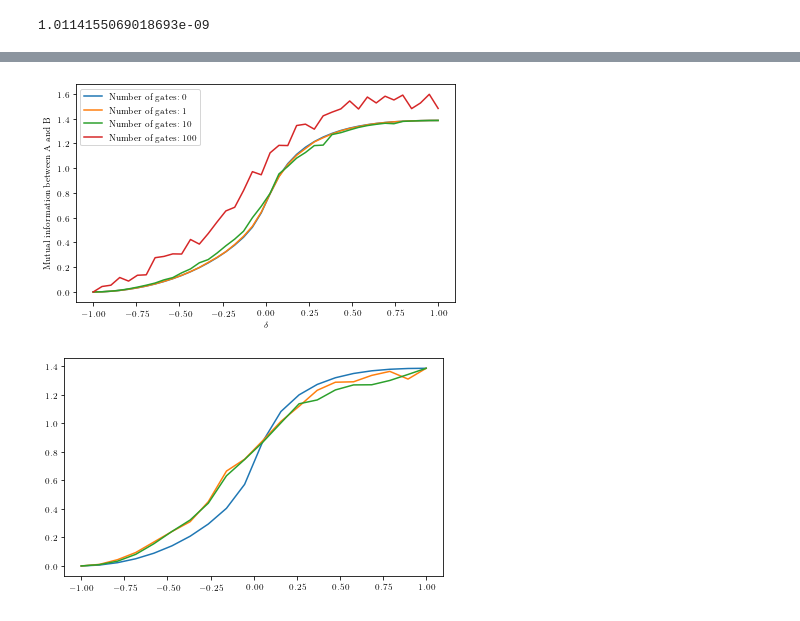
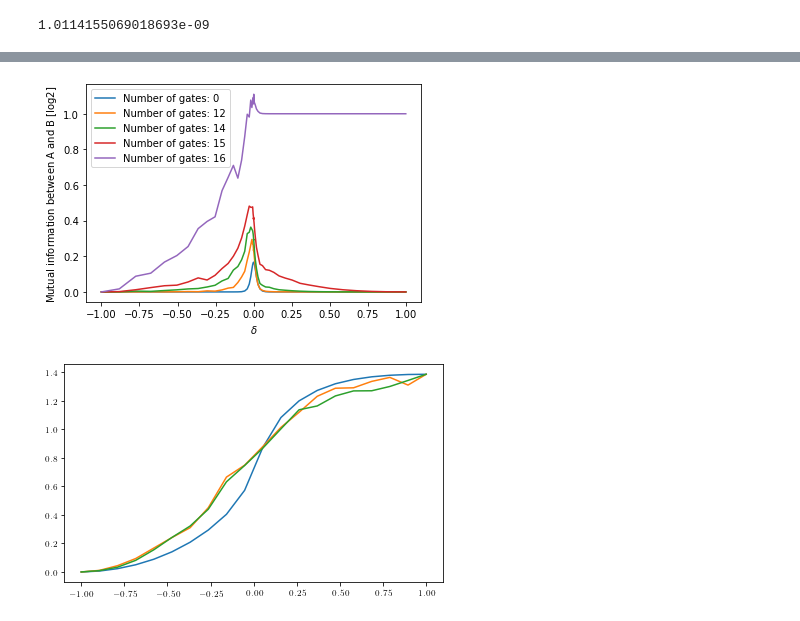
Before and after one commit to hainingpan/SPT, a Jupyter notebook: test_Majorana_chain.ipynb, the cells around one changed output, grey strips where cells are left out. Drawn from its saved outputs; the diff is of its cells as text; code cells hidden in the pictures.

```diff
--- a/test_Majorana_chain.ipynb
+++ b/test_Majorana_chain.ipynb
@@ -832,0 +923,5 @@ plt.plot(delta_list,mutual_info_list)
+# %%
+st=time.time()
+params=Params(delta=delta,L=64,bc=-1)
+params.measure_all_random_even(16,(int(params.L/2),params.L))
+print(time.time()-st)
@@ -833,24 +939,24 @@ plt.plot(delta_list,mutual_info_list)
 # %%
 def mutual_info_run(batchsize):
-    delta_list=np.linspace(-1,1,40)
+    delta_list=np.linspace(-1,1,50)**3
     mutual_info_dis_list=[]
     if batchsize==0:
         ensemblesize=1
     else:
-        ensemblesize=100
+        ensemblesize=200
 
     for delta in delta_list:
         mutual_info_ensemble_list=[]
         for ensemble in range(ensemblesize):
-            params=Params(delta=delta,L=16,bc=-1)
-            params.measure_batch(batchsize)
-            mutual_info_ensemble_list.append(params.mutual_information_m(np.arange(2),np.arange(2)+30))
+            params=Params(delta=delta,L=64,bc=-1)
+            params.measure_all_random_even(batchsize,(int(params.L/2),params.L))
+            mutual_info_ensemble_list.append(params.mutual_information_m(np.arange(int(params.L/2)),np.arange(int(params.L/2))+params.L))
         mutual_info_dis_list.append(mutual_info_ensemble_list)
     return delta_list,mutual_info_dis_list
 # %%
 delta_dict={}
 mutual_info_dis_dict={}
-for i in (0,1,10,100):
+for i in (0,12,13,14,15,16):
     print(i)
     delta_dict[i],mutual_info_dis_dict[i]=mutual_info_run(i)
 # %% [output]
@@ -861,5 +969,5 @@ for i in (0,1,10,100):
 # %%
-for i in (10,):
+for i in (15,):
     print(i)
     delta_dict[i],mutual_info_dis_dict[i]=mutual_info_run(i)
 # %% [output]
@@ -871,15 +979,15 @@ dict_keys([0, 1, 10, 100])
 # %%
 fig,ax=plt.subplots()
-for i in (0,1,10,100):
-    ax.plot(delta_dict[i],np.array(mutual_info_dis_dict[i]).mean(axis=1),label='Number of gates: {}'.format(i))
+for i in (0,12,14,15,16):
+    ax.plot(delta_dict[i],np.array(mutual_info_dis_dict[i]).mean(axis=1)/np.log(2),label='Number of gates: {}'.format(i))
 
 ax.legend()
 ax.set_xlabel(r'$\delta$')
-ax.set_ylabel('Mutual information between A and B')
+ax.set_ylabel(r'Mutual information between A and B [$\log2$]')
 
-fig.savefig('/mnt/d/kitp/Rp_SPT/3/mutual_info_2.pdf',bbox_inches='tight')
+fig.savefig('/mnt/d/kitp/Rp_SPT/4/mutual_info_Ap_En200.pdf',bbox_inches='tight')
 # %% [output]
-[figure, old version]
+[figure, new version]
 # %%
 fig,ax=plt.subplots()
 for i in (0,1000,3000):
```
Also changed, not shown: parts of 40 cells of this notebook, 1 other file.
